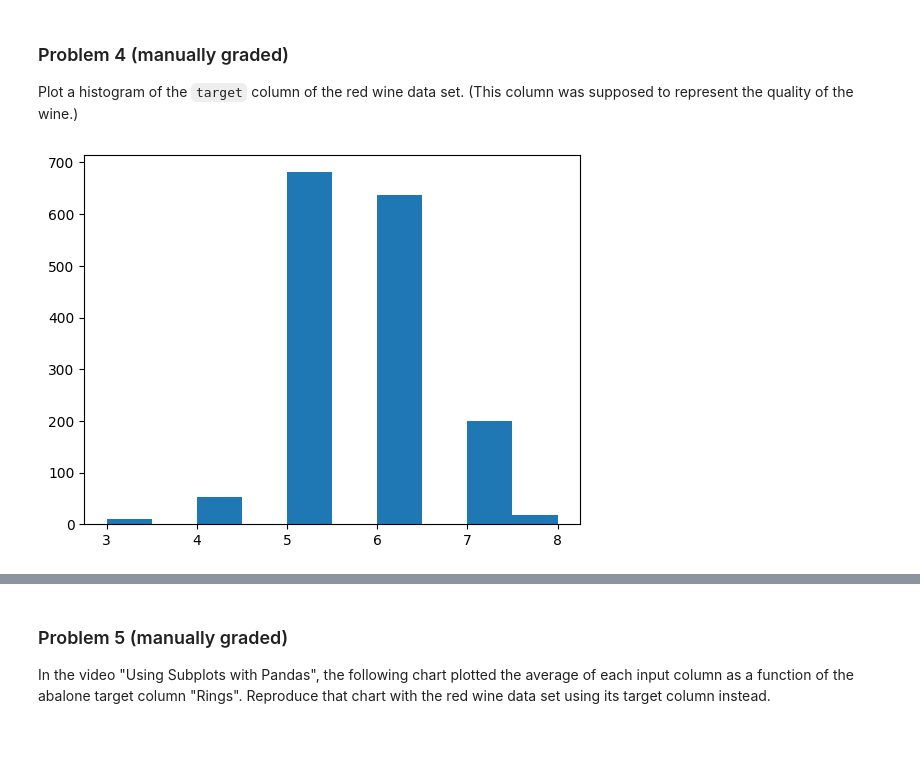
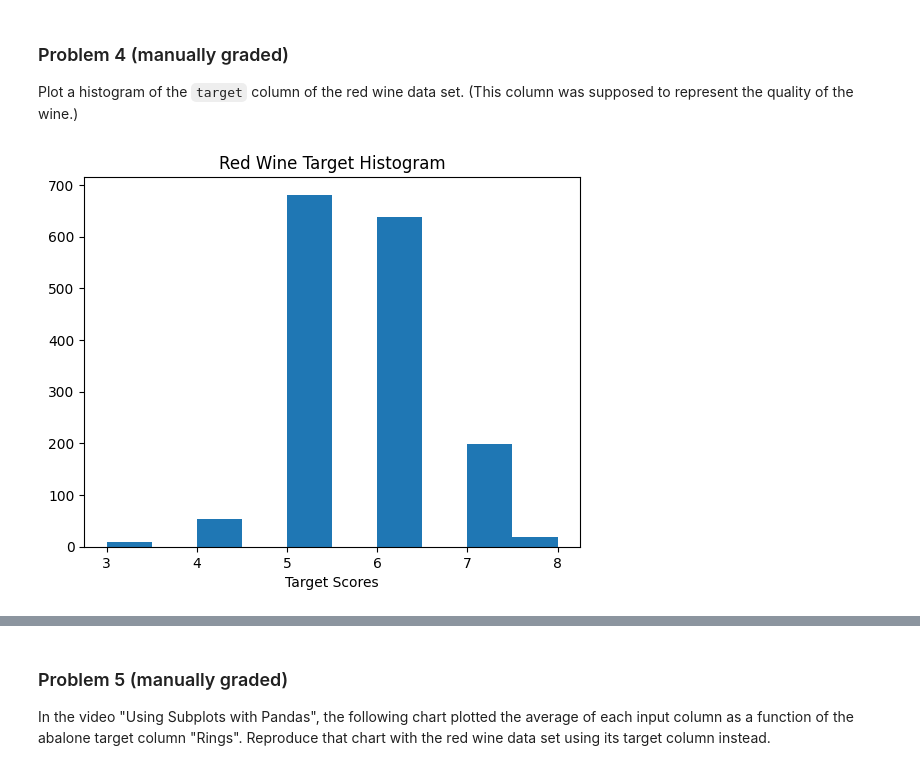
Before and after one commit to kmdavis2/dx602-homework-10, a Jupyter notebook: homework.ipynb, the cells around one changed output, grey strips where cells are left out. Drawn from its saved outputs; the diff is of its cells as text; code cells hidden in the pictures; blank space fills up the shorter version.

```diff
--- a/homework.ipynb
+++ b/homework.ipynb
@@ -101,10 +102,13 @@ Plot a histogram of the `target` column of the red wine data set.
 # %%
 # YOUR CHANGES HERE
 
 plt.hist(red_wine["target"])
+
+plt.title('Red Wine Target Histogram')
+plt.xlabel('Target Scores')
 plt.show()
 # %% [output]
-[figure, old version]
+[figure, new version]
 # %% [markdown]
 <div style="page-break-after: always;"></div>
 # %% [markdown]
```
Also changed, not shown: parts of 3 cells of this notebook.
